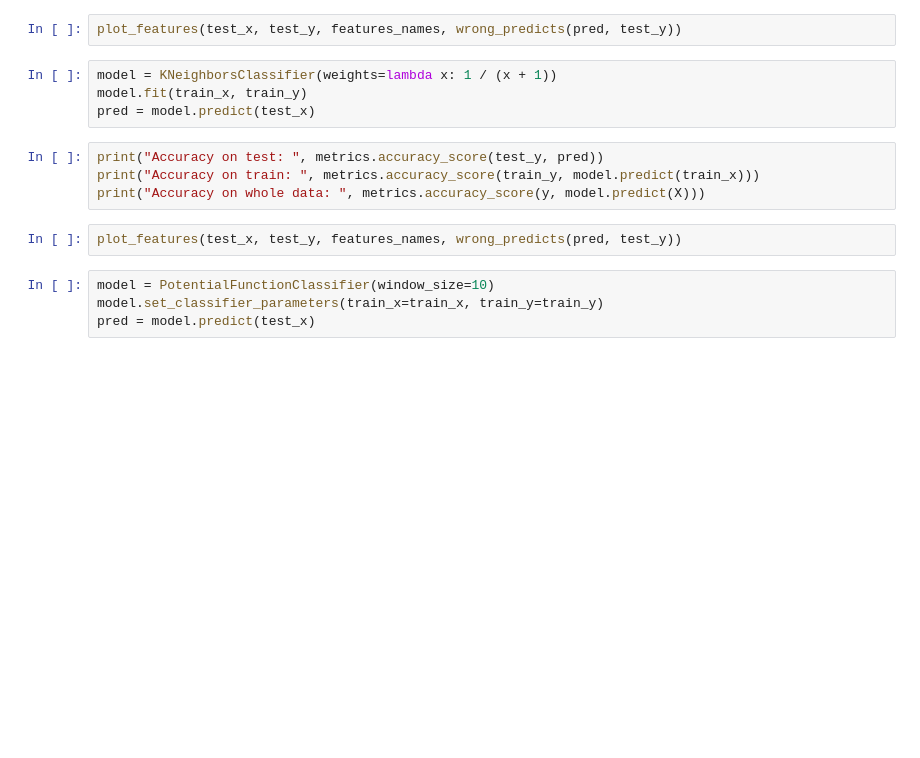
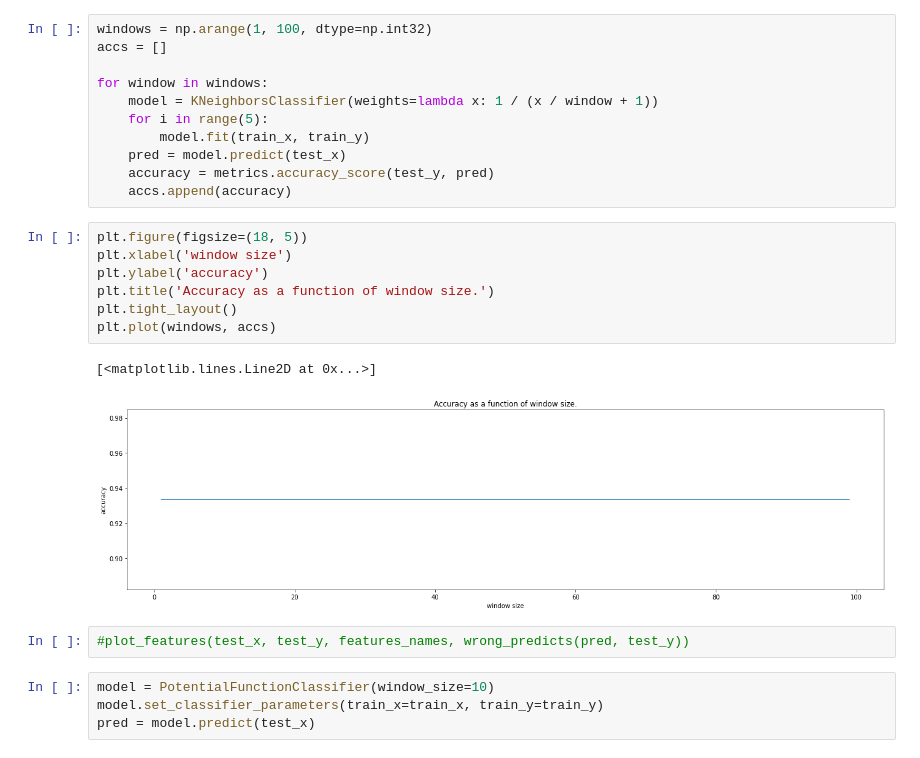
Before and after one commit to JorjeousJorje/ML, a Jupyter notebook: task 1/potential_functions.ipynb, the cells around one changed output. Drawn from its saved outputs; the diff is of its cells as text; blank space fills up the shorter version.

```diff
--- a/task 1/potential_functions.ipynb
+++ b/task 1/potential_functions.ipynb
@@ -32,15 +90,26 @@ print("Accuracy on whole data: ", metrics.accuracy_score(y, model.predict(X)))
+# %%
+windows = np.arange(1, 100, dtype=np.int32)
+accs = []
+
+for window in windows:
+    model = KNeighborsClassifier(weights=lambda x: 1 / (x / window + 1))
+    for i in range(5):
+        model.fit(train_x, train_y)
+    pred = model.predict(test_x)
+    accuracy = metrics.accuracy_score(test_y, pred)
+    accs.append(accuracy)
+# %%
+plt.figure(figsize=(18, 5))
+plt.xlabel('window size')
+plt.ylabel('accuracy')
+plt.title('Accuracy as a function of window size.')
+plt.tight_layout()
+plt.plot(windows, accs)
+# %% [output]
+[<matplotlib.lines.Line2D at 0x...>]
+[figure, added]
 # %%
-plot_features(test_x, test_y, features_names, wrong_predicts(pred, test_y))
+#plot_features(test_x, test_y, features_names, wrong_predicts(pred, test_y))
-# %%
-model = KNeighborsClassifier(weights=lambda x: 1 / (x + 1))
-model.fit(train_x, train_y)
-pred = model.predict(test_x)
-# %%
-print("Accuracy on test: ", metrics.accuracy_score(test_y, pred))
-print("Accuracy on train: ", metrics.accuracy_score(train_y, model.predict(train_x)))
-print("Accuracy on whole data: ", metrics.accuracy_score(y, model.predict(X)))
-# %%
-plot_features(test_x, test_y, features_names, wrong_predicts(pred, test_y))
 # %%
 model = PotentialFunctionClassifier(window_size=10)
 model.set_classifier_parameters(train_x=train_x, train_y=train_y)
```
Also changed, not shown: parts of 12 cells of this notebook, 12 other files.
